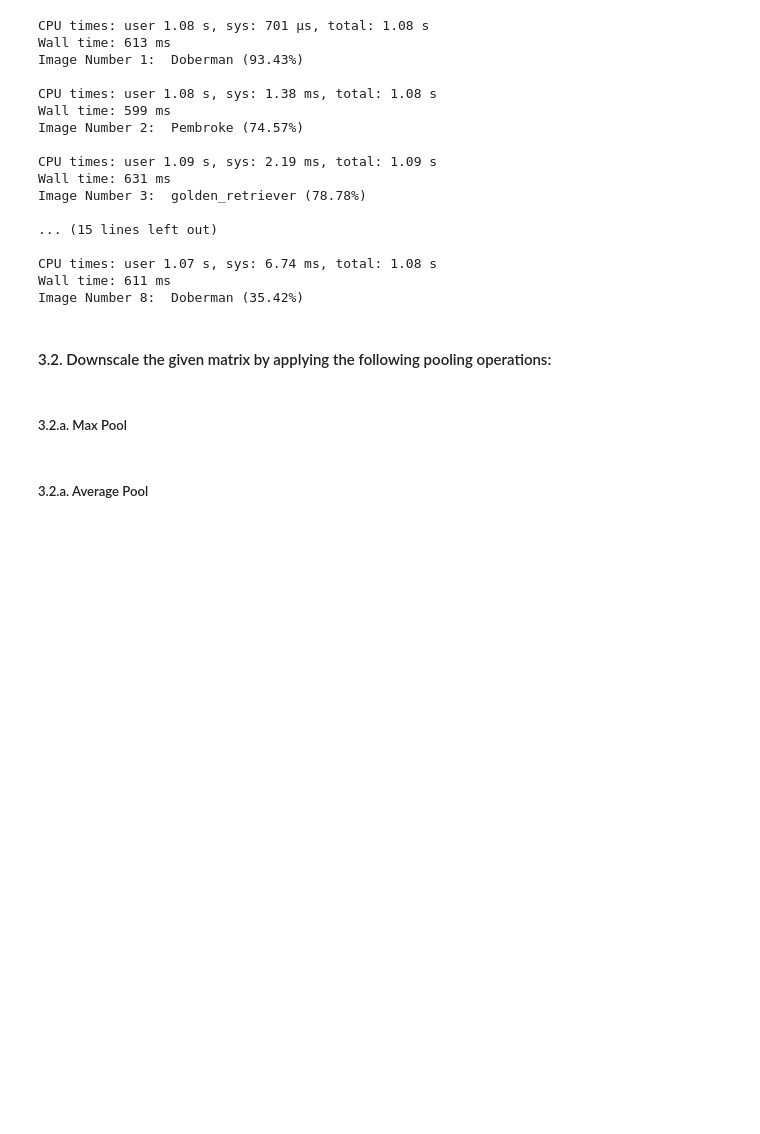
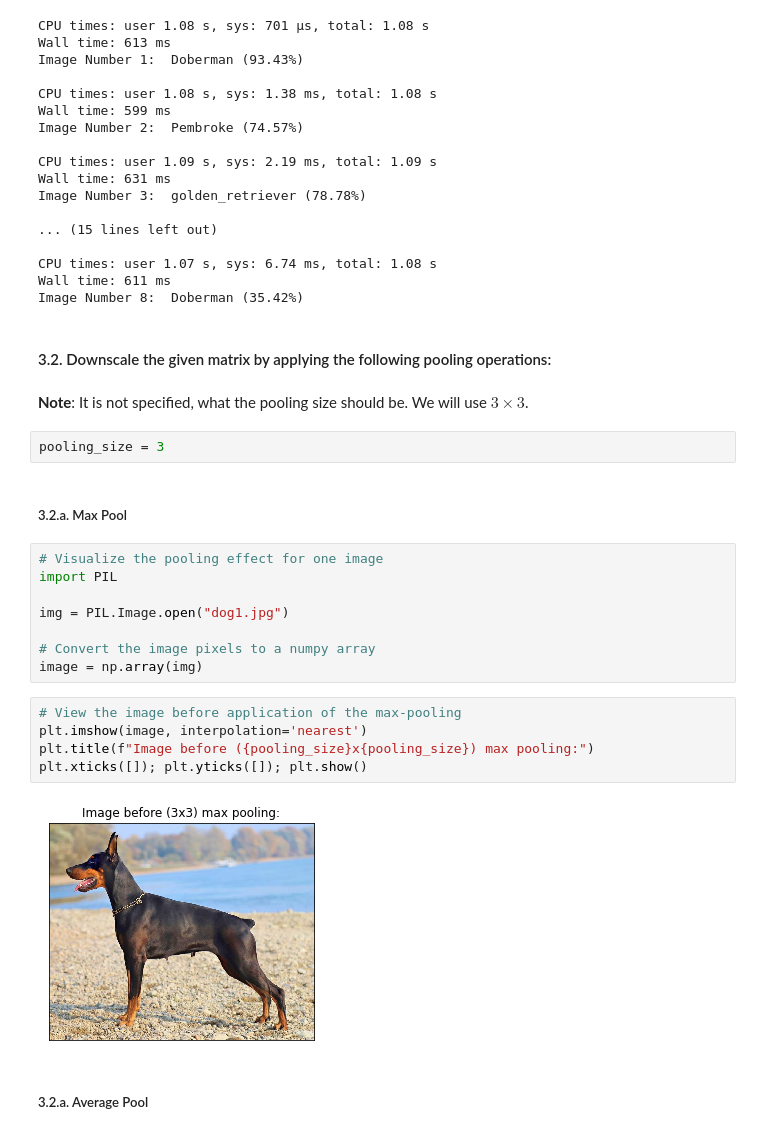
Before and after one commit to FabriceBeaumont/MA-INF_4216_Biomedical_DS_and_AI, a Jupyter notebook: Sheet9/Assignment9_Solutions.ipynb, the cells around one changed output. Cells and saved outputs as stored; diff of their text form; blank space fills up the shorter version.

Commit message:
Notes on Ex 3

```diff
--- a/Sheet9/Assignment9_Solutions.ipynb
+++ b/Sheet9/Assignment9_Solutions.ipynb
@@ -659,8 +660,27 @@ Wall time: 611 ms
 Image Number 8:  Doberman (35.42%)
 # %% [markdown]
 #### 3.2. Downscale the given matrix by applying the following pooling operations:
+# %% [markdown]
+**Note**: It is not specified, what the pooling size should be. We will use $3\times 3$.
+# %%
+pooling_size = 3
 # %% [markdown]
 ##### 3.2.a. Max Pool
+# %%
+# Visualize the pooling effect for one image
+import PIL
+
+img = PIL.Image.open("dog1.jpg")
+
+# Convert the image pixels to a numpy array
+image = np.array(img)
+# %%
+# View the image before application of the max-pooling
+plt.imshow(image, interpolation='nearest')
+plt.title(f"Image before ({pooling_size}x{pooling_size}) max pooling:")
+plt.xticks([]); plt.yticks([]); plt.show()
+# %% [output]
+[figure, added]
 # %% [markdown]
 ##### 3.2.a. Average Pool
 # %% [markdown]
```
Also changed, not shown: parts of 1 cell of this notebook.
